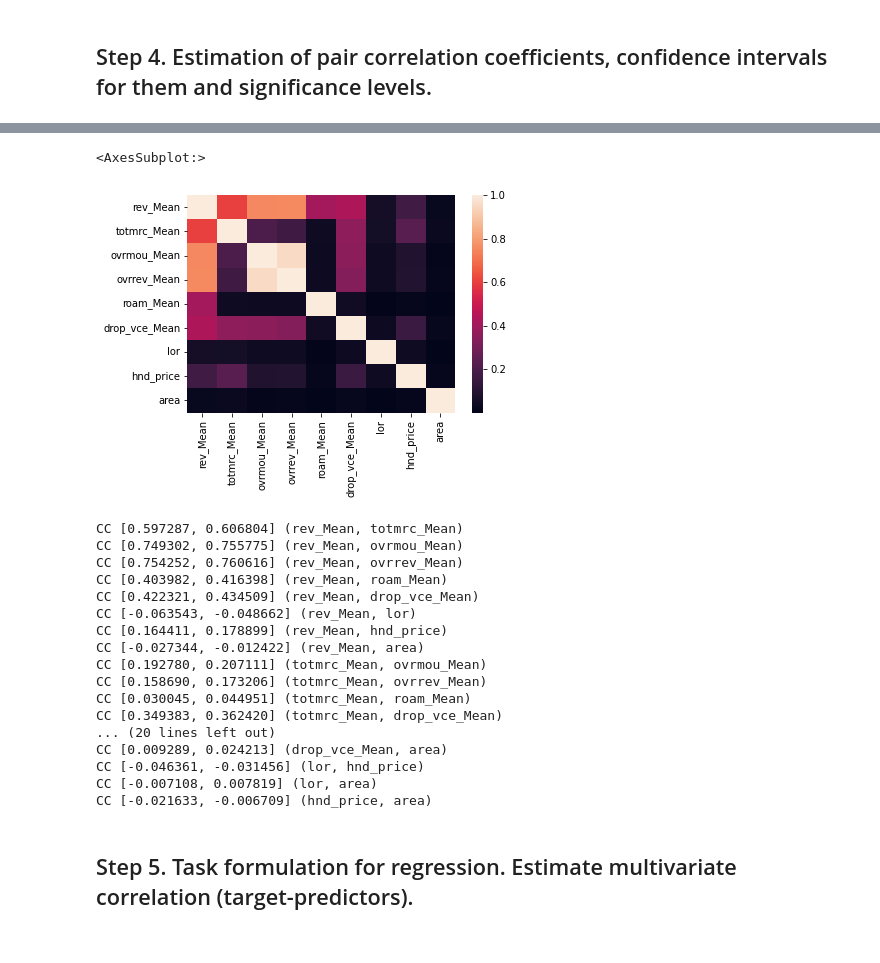
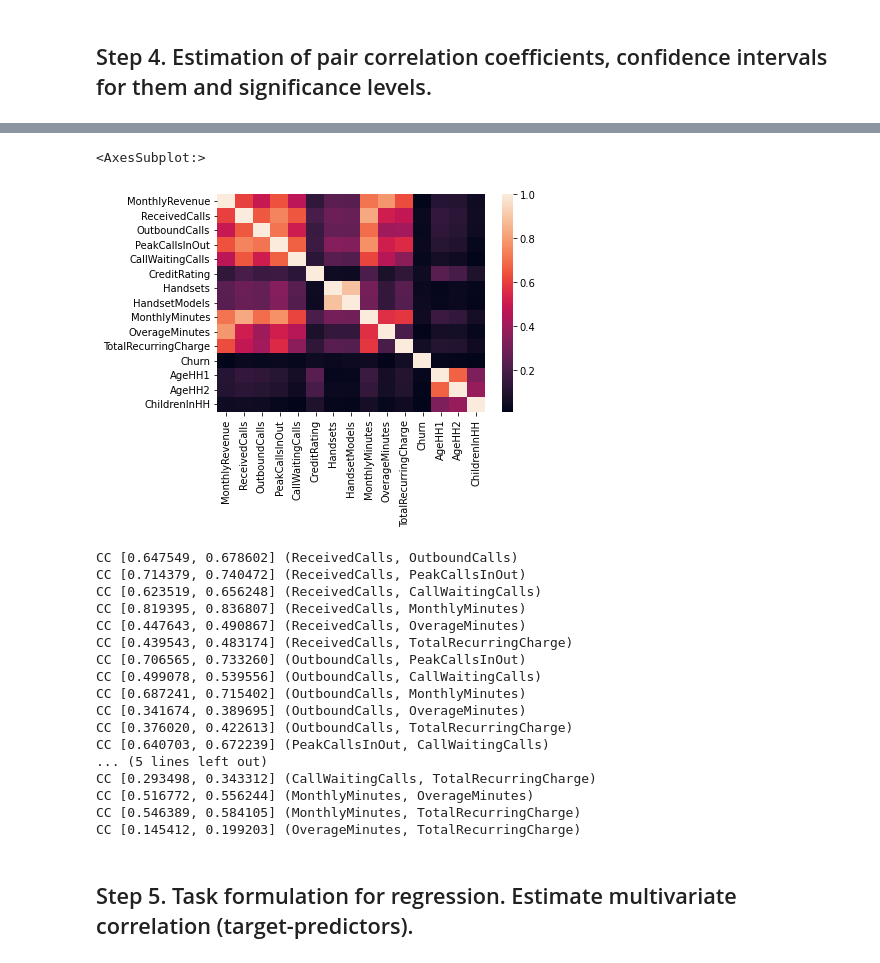
Before and after one commit to zuevmaxim/m-m2021, a Jupyter notebook: lab2.ipynb, the cells around one changed output, grey strips where cells are left out. Cells and saved outputs as stored; diff of their text form; code cells hidden in the pictures.

```diff
--- a/lab2.ipynb
+++ b/lab2.ipynb
@@ -48,8 +102,2 @@ sns.heatmap(np.abs(df.corr()))
 # %% [markdown]
 ## Choose RV for analysis
-# %%
-features = ['rev_Mean', 'totmrc_Mean', 'ovrmou_Mean', 'ovrrev_Mean', 'roam_Mean', 'drop_vce_Mean', 'lor', 'hnd_price', 'area']
-
-df = full_df[features].dropna()
-df['area'] = df['area'].astype('category').cat.rename_categories(range(1, df['area'].nunique() + 1)).astype('int')
-df
@@ -69,0 +104,2 @@ df
+# %%
+target_features = ['MonthlyRevenue']
@@ -70,3 +142,9 @@ df
+# %%
+predict_features = ['ReceivedCalls', 'OutboundCalls', 'PeakCallsInOut', 'CallWaitingCalls',
+            'CreditRating',
+            'Handsets', 'HandsetModels',
+            'MonthlyMinutes', 'OverageMinutes', 'TotalRecurringCharge', 'Churn', 'AgeHH1', 'AgeHH2', 'ChildrenInHH'
+           ]
 # %% [markdown]
 ## Step 1. Non-parametric estimation of PDF in form of histogram and using kernel density function for MRV .
 # %%
@@ -109,3 +186,5 @@ df['rev_Mean'].var()
+# %%
+df_filtered = df[target_features + predict_features]
 # %% [markdown]
 ## Step 3. You need to make a non-parametric estimation of conditional distributions, mathematical expectations and variances.
 # %%
@@ -195,5 +267,5 @@ df.corr()
 # %%
-sns.heatmap(np.abs(df.corr()))
+sns.heatmap(np.abs(df_filtered.corr()))
 # %% [output]
 <AxesSubplot:>
-[figure, old version]
+[figure, new version]
@@ -209,30 +286,29 @@ def pearsonr_ci(x, y, alpha=0.05):
     lo, hi = np.tanh((lo_z, hi_z))
     return r, lo, hi
 
-features = df.columns
-n = len(features)
+n = len(predict_features)
 for i in range(n):
     for j in range(i + 1, n):
-        cc, low, high = pearsonr_ci(df[features[i]], df[features[j]])
-        print("CC [%f, %f] (%s, %s)" % (low, high, features[i], features[j]))
+        cc, low, high = pearsonr_ci(df_filtered[predict_features[i]], df_filtered[predict_features[j]])
+        print("CC [%f, %f] (%s, %s)" % (low, high, predict_features[i], predict_features[j]))
 # %% [output]
-CC [0.597287, 0.606804] (rev_Mean, totmrc_Mean)
-CC [0.749302, 0.755775] (rev_Mean, ovrmou_Mean)
-CC [0.754252, 0.760616] (rev_Mean, ovrrev_Mean)
-CC [0.403982, 0.416398] (rev_Mean, roam_Mean)
-CC [0.422321, 0.434509] (rev_Mean, drop_vce_Mean)
-CC [-0.063543, -0.048662] (rev_Mean, lor)
-CC [0.164411, 0.178899] (rev_Mean, hnd_price)
-CC [-0.027344, -0.012422] (rev_Mean, area)
-CC [0.192780, 0.207111] (totmrc_Mean, ovrmou_Mean)
-CC [0.158690, 0.173206] (totmrc_Mean, ovrrev_Mean)
-CC [0.030045, 0.044951] (totmrc_Mean, roam_Mean)
-CC [0.349383, 0.362420] (totmrc_Mean, drop_vce_Mean)
-... (20 lines left out)
-CC [0.009289, 0.024213] (drop_vce_Mean, area)
-CC [-0.046361, -0.031456] (lor, hnd_price)
-CC [-0.007108, 0.007819] (lor, area)
-CC [-0.021633, -0.006709] (hnd_price, area)
+CC [0.647549, 0.678602] (ReceivedCalls, OutboundCalls)
+CC [0.714379, 0.740472] (ReceivedCalls, PeakCallsInOut)
+CC [0.623519, 0.656248] (ReceivedCalls, CallWaitingCalls)
+CC [0.819395, 0.836807] (ReceivedCalls, MonthlyMinutes)
+CC [0.447643, 0.490867] (ReceivedCalls, OverageMinutes)
+CC [0.439543, 0.483174] (ReceivedCalls, TotalRecurringCharge)
+CC [0.706565, 0.733260] (OutboundCalls, PeakCallsInOut)
+CC [0.499078, 0.539556] (OutboundCalls, CallWaitingCalls)
+CC [0.687241, 0.715402] (OutboundCalls, MonthlyMinutes)
+CC [0.341674, 0.389695] (OutboundCalls, OverageMinutes)
+CC [0.376020, 0.422613] (OutboundCalls, TotalRecurringCharge)
+CC [0.640703, 0.672239] (PeakCallsInOut, CallWaitingCalls)
+... (5 lines left out)
+CC [0.293498, 0.343312] (CallWaitingCalls, TotalRecurringCharge)
+CC [0.516772, 0.556244] (MonthlyMinutes, OverageMinutes)
+CC [0.546389, 0.584105] (MonthlyMinutes, TotalRecurringCharge)
+CC [0.145412, 0.199203] (OverageMinutes, TotalRecurringCharge)
 # %% [markdown]
 ## Step 5. Task formulation for regression. Estimate multivariate correlation (target-predictors).
 # %% [markdown]
```
Also changed, not shown: parts of 34 cells of this notebook, 1 other file.
